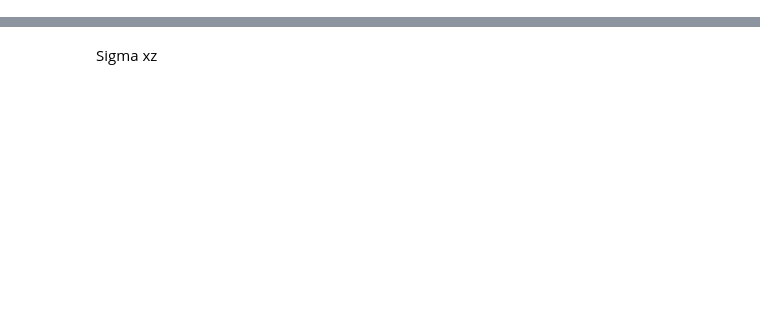
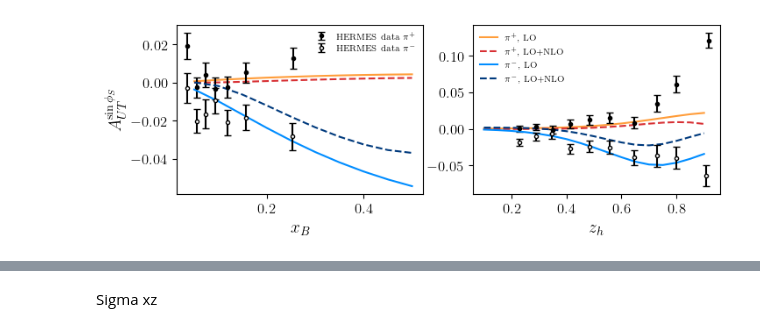
Before and after one commit to diegoscantam/sidis-NLO-twist3, a Jupyter notebook: code/plotC.ipynb, the cells around one changed output, grey strips where cells are left out. Cells and saved outputs as stored; diff of their text form; code cells hidden in the pictures; blank space fills up the shorter version.

Commit message:
obtained first results + data HERMES

```diff
--- a/code/plotC.ipynb
+++ b/code/plotC.ipynb
@@ -98,0 +100,65 @@ plt.show()
+# %%
+dfxp = pd.read_csv('AUTx_LO_pp.txt',header=None,sep=' ', decimal = '.')
+dfxm = pd.read_csv('AUTx_LO_pm.txt',header=None,sep=' ', decimal = '.')
+dfzp = pd.read_csv('AUTz_LO_pp.txt',header=None,sep=' ', decimal = '.')
+dfzm = pd.read_csv('AUTz_LO_pm.txt',header=None,sep=' ', decimal = '.')
+
+
+dfxpNLO = pd.read_csv('AUTx_NLO_pp.txt',header=None,sep=' ', decimal = '.')
+dfxmNLO = pd.read_csv('AUTx_NLO_pm.txt',header=None,sep=' ', decimal = '.')
+dfzpNLO = pd.read_csv('AUTz_NLO_pp.txt',header=None,sep=' ', decimal = '.')
+dfzmNLO = pd.read_csv('AUTz_NLO_pm.txt',header=None,sep=' ', decimal = '.')
+# %%
+fs = 12
+w = 8
+h = 2.5
+
+s = 52.77
+y = 0.469
+#xBB = 0.118
+#zhh = 0.379
+
+fig, axs = plt.subplots(1,2, figsize= (w,h), sharey = False)
+
+#tl1 = '$s='+str(s) +'\\,\\rm{GeV}^2$\n'+'$y=' + str(y)+'$\n$z_h=' + str(zh[idx_zh]) + '$'
+#tl2 = '$s='+str(s) +'\\,\\rm{GeV}^2$\n'+'$y=' + str(y)+'$\n$x_B=' + str(xB[idx_xB]) + '$'
+
+# First plot: A_UT vs xB at fixed zh
+
+axs[0].plot(dfxp[0], dfxp[1], color="#ff9d3a")
+axs[0].plot(dfxpNLO[0], dfxpNLO[1], color ="#d83034" ,linestyle='dashed',)
+axs[0].errorbar(meas_xp_x,meas_xp_value,meas_xp_dvalue, linestyle='none',fmt='o',mfc='k',mec='k',ecolor='k',ms=3, capsize=3, label='HERMES data $\\pi^+$')
+axs[0].plot(dfxm[0], dfxm[1], color="#008dff")
+axs[0].plot(dfxmNLO[0], dfxmNLO[1], color ="#003a7d" ,linestyle='dashed')
+axs[0].errorbar(meas_xm_x,meas_xm_value,meas_xm_dvalue, linestyle='none',fmt='o',mfc='w',mec='k',ecolor='k',ms=3, capsize=3,label='HERMES data $\\pi^-$')
+#axs[0].set_xlim(0.05 ,0.3)
+#axs[0].set_ylim(-0.02,0.02)
+axs[0].set_xlabel('$x_B$', fontsize=14)
+axs[0].set_ylabel('$$A_{UT}^{\\sin \\phi_S }$$', fontsize=14)
+axs[0].tick_params(axis='both', which='major', labelsize=12)
+# Second plot: A_UT vs zh at fixed xB
+axs[1].plot(dfzp[0], dfzp[1], color="#ff9d3a",label='$\\pi^+$, LO')
+axs[1].plot(dfzpNLO[0], dfzpNLO[1], color ="#d83034" ,linestyle='dashed',label='$\\pi^+$, LO+NLO')
+axs[1].errorbar(meas_zp_z,meas_zp_value,meas_zp_dvalue, linestyle='none',fmt='o',mfc='k',mec='k',ecolor='k',ms=3, capsize=3)
+axs[1].plot(dfzm[0], dfzm[1], color="#008dff",label='$\\pi^-$, LO')
+axs[1].plot(dfzmNLO[0], dfzmNLO[1], color ="#003a7d" ,linestyle='dashed',label='$\\pi^-$, LO+NLO')
+axs[1].errorbar(meas_zm_z,meas_zm_value,meas_zm_dvalue, linestyle='none',fmt='o',mfc='w',mec='k',ecolor='k',ms=3, capsize=3)
+
+#axs[1].set_xlim(0.2 ,.6)
+#axs[1].set_ylim(-0.02,0.02)
+axs[1].set_xlabel('$z_h$', fontsize=14)
+#axs[1].set_ylabel('$$A_{UT}^{\\sin \\phi_S }$$', fontsize=14)
+
+axs[1].tick_params(axis='both', which='major', labelsize=12)
+
+#axs[0].text(0.05,0.008,tl1)
+#axs[1].text(0.05,0.008,tl2)
+axs[0].tick_params(axis='x', which='minor')
+
+axs[0].legend(fancybox= True, framealpha=0., loc='best', fontsize = fs-5, ncol=1)
+axs[1].legend(fancybox= True, framealpha=0., loc='best', fontsize = fs-5, ncol=1)
+
+plt.savefig('./out/A_UT.pdf', dpi=300, bbox_inches='tight')
+plt.show()
+# %% [output]
+[figure, added]
```
Also changed, not shown: parts of 10 cells of this notebook, 4 other files.
